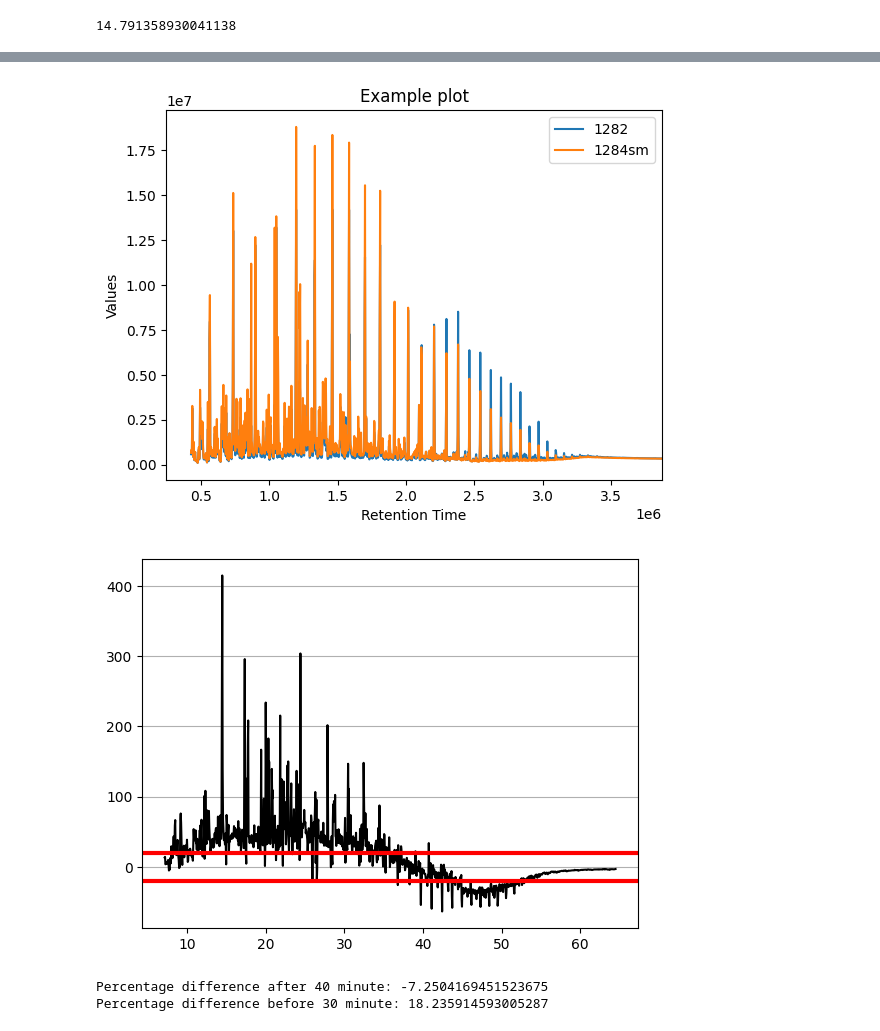
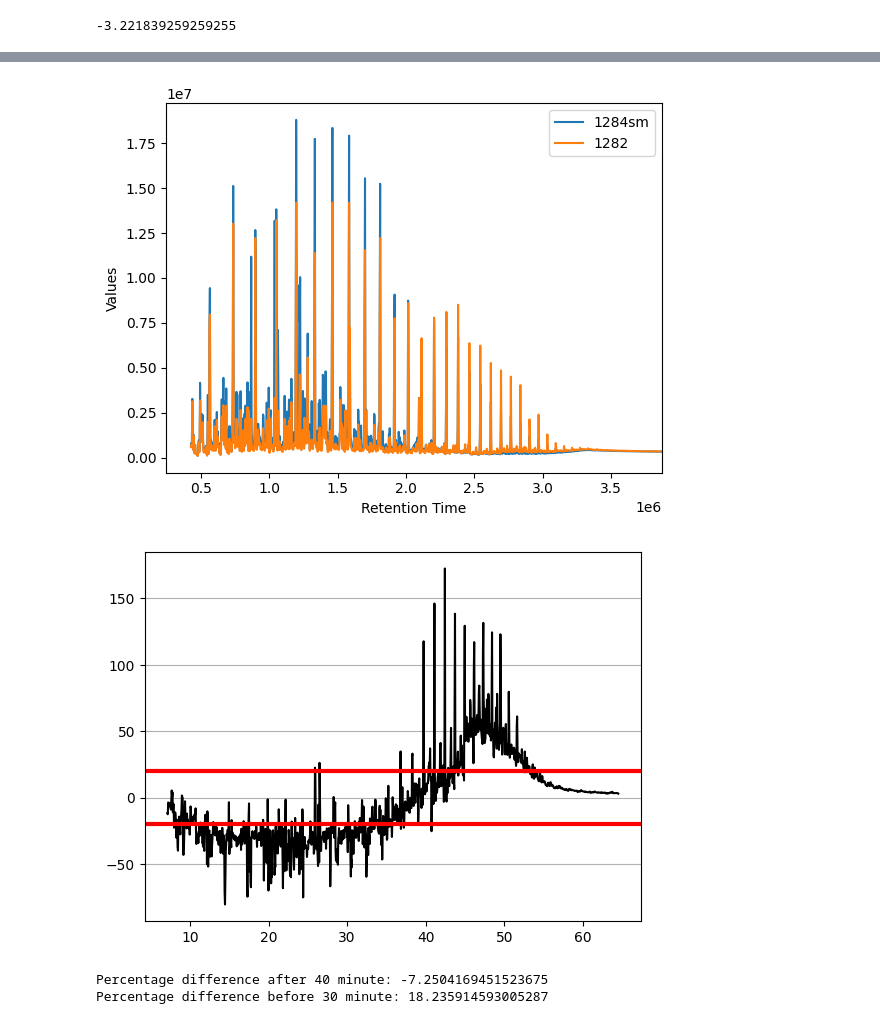
Before and after one commit to hazywho/Python, a Jupyter notebook: DrawAndDifferenciateGraph.ipynb, the cells around one changed output, grey strips where cells are left out. Cells and saved outputs as stored; diff of their text form; code cells hidden in the pictures.

```diff
--- a/DrawAndDifferenciateGraph.ipynb
+++ b/DrawAndDifferenciateGraph.ipynb
@@ -8,7 +8,7 @@ def closest(lst, K):
     return lst[min(range(len(lst)), key = lambda i: abs(lst[i]-K))]
 
 #function to draw graph
-def getNCalcGraph(fileName=[r"C:\Users\zanyi\OneDrive\Git hub\Python\1282.csv",r"C:\Users\zanyi\OneDrive\Git hub\Python\1284sm.csv"],
+def getNCalcGraph(fileName=[r"C:\Users\zanyi\OneDrive\Git hub\Python\1284sm.csv",r"C:\Users\zanyi\OneDrive\Git hub\Python\1282.csv"],
                   savePosition=r"C:\Users\zanyi\OneDrive\Git hub\Python", saveas="testing.png", RoundDigit = 3):
     fig, ax = plt.subplots()
     saves = []
@@ -45,7 +45,7 @@ def getNCalcGraph(fileName=[r"C:\Users\zanyi\OneDrive\Git hub\Python\1282.csv",r
         ax.plot(cutx,cuty, label=f"{Path(names).stem}")
         saves.append(cuty) #save down the cut intensity value
 
-    ax.set_title('Example plot') #title
+    # ax.set_title('Example plot') #title
     ax.set_xlabel('Retention Time') #x label
     ax.set_ylabel('Values') #y label
     plt.xlim([245000, max(Rtime)]) #set x line
@@ -83,4 +83,4 @@ print(sum2/len(l[1])) #show total graph difference
 
 plt.show()
 # %% [output]
-14.791358930041138
+-3.221839259259255
@@ -89,5 +89,5 @@ plt.show()
-[figure, old version]
+[figure, new version]
-[figure, old version]
+[figure, new version]
 # %%
 #havent done
 #check if graphs are different or not
```
Also changed, not shown: parts of 1 cell of this notebook, 17 other files.
